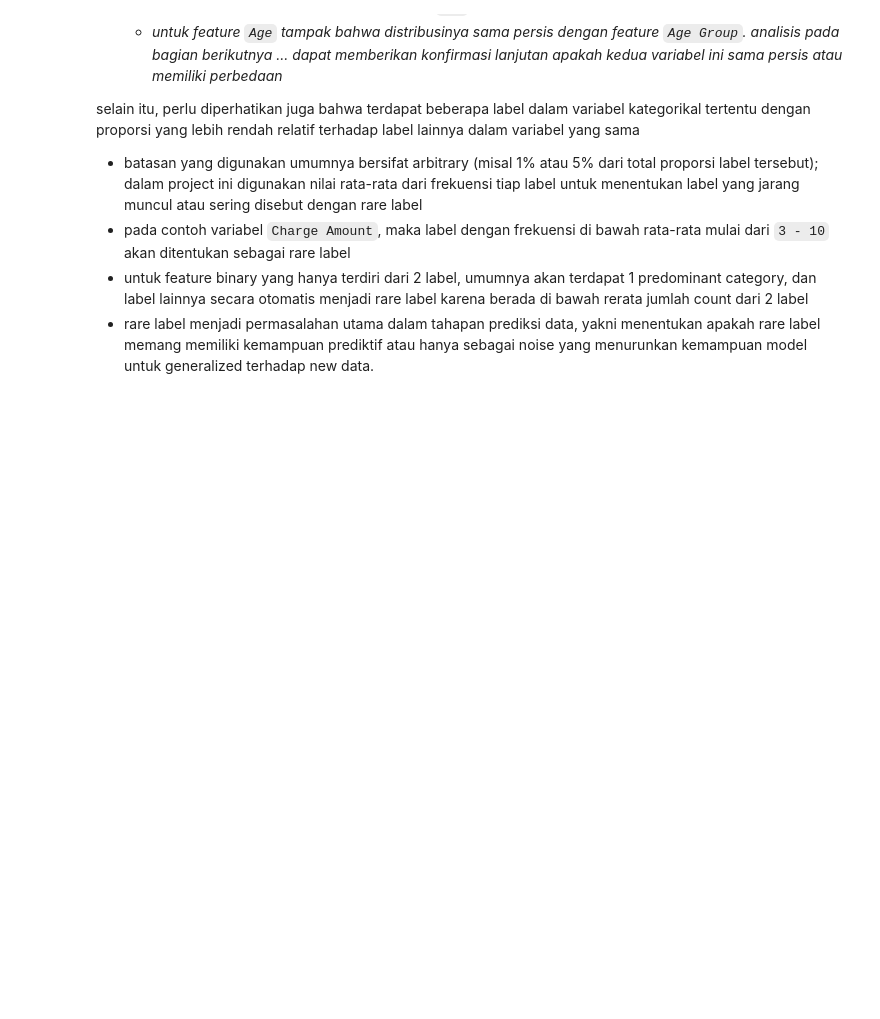
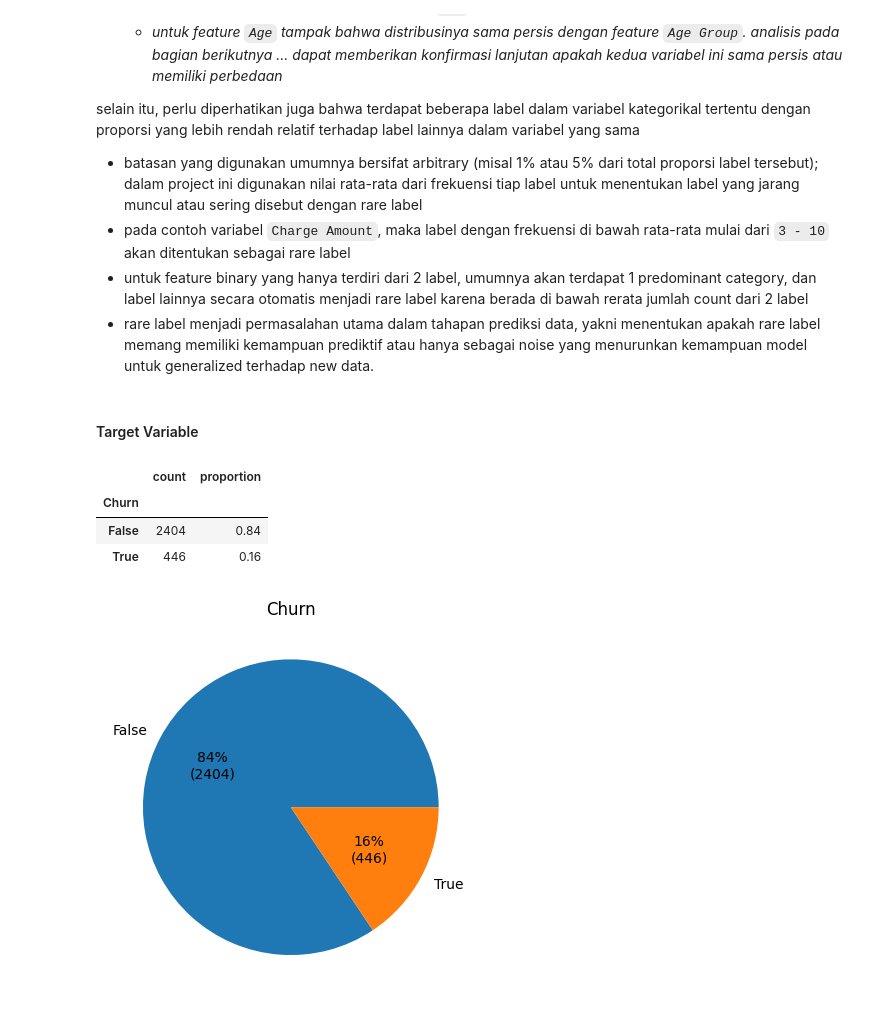
Before and after one commit to garudapaksi-yusuf/Iranian_Telecom_Churn, a Jupyter notebook: notebook/notebook.ipynb, the cells around one changed output. Saved outputs shown, nothing was run; the diff lists cells and outputs as text; code cells hidden in the pictures; blank space fills up the shorter version.

```diff
--- a/notebook/notebook.ipynb
+++ b/notebook/notebook.ipynb
@@ -634,3 +634,34 @@ selain itu, perlu diperhatikan juga bahwa terdapat beberapa label dalam variabel
 * pada contoh variabel `Charge Amount`, maka label dengan frekuensi di bawah rata-rata mulai dari `3 - 10` akan ditentukan sebagai rare label
 * untuk feature binary yang hanya terdiri dari 2 label, umumnya akan terdapat 1 predominant category, dan label lainnya secara otomatis menjadi rare label karena berada di bawah rerata jumlah count dari 2 label
 * rare label menjadi permasalahan utama dalam tahapan prediksi data, yakni menentukan apakah rare label memang memiliki kemampuan prediktif atau hanya sebagai noise yang menurunkan kemampuan model untuk generalized terhadap new data.
+# %% [markdown]
+#### Target Variable
+# %%
+pd.concat(
+    objs=[df["Churn"].value_counts(),
+          df["Churn"].value_counts(normalize=True).round(decimals=2)],
+    axis=1
+)
+# %% [output]
+|  | count | proportion |
+| Churn |  |  |
+| False | 2404 | 0.84 |
+| True | 446 | 0.16 |
+# %%
+def autopct_function(percentage, x):
+    absolute = int(round(number=percentage/100 * sum(x)))
+    return f'{percentage:.0f}%\n({absolute:d})'
+
+x = df["Churn"].value_counts()
+
+plt.pie(
+    x=x,
+    labels=x.index.get_level_values(level=0),
+    autopct=lambda pct: autopct_function(percentage=pct, x=x),
+)
+
+plt.title(label=f'{x.index.names[0]}')
+
+plt.show()
+# %% [output]
+[figure, added]
```
Also changed, not shown: parts of 15 cells of this notebook.
